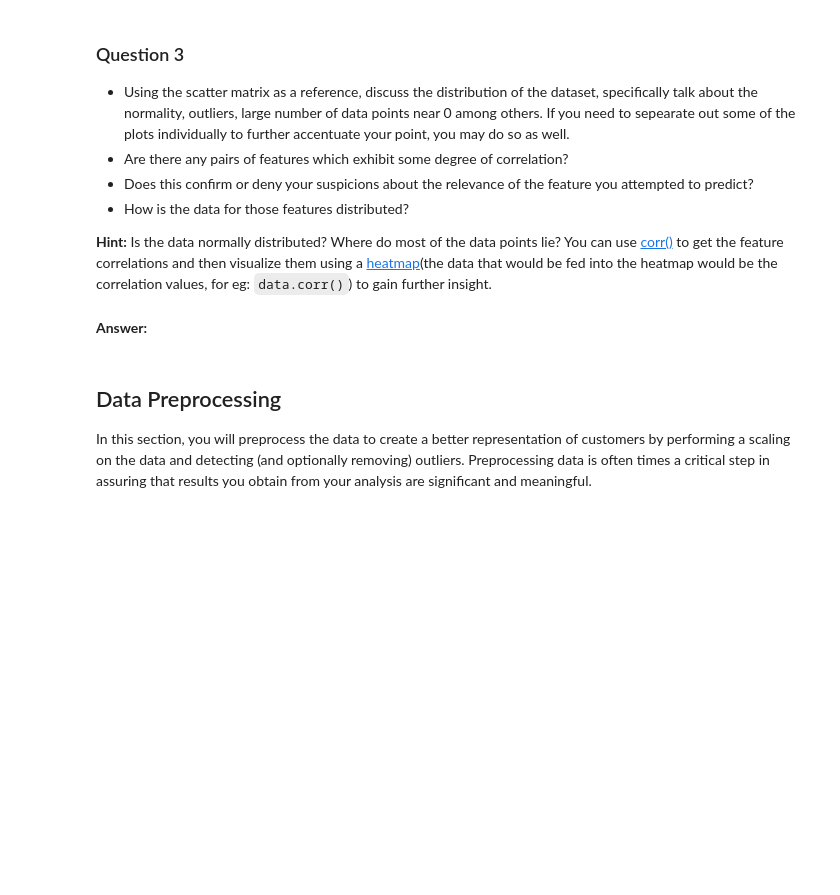
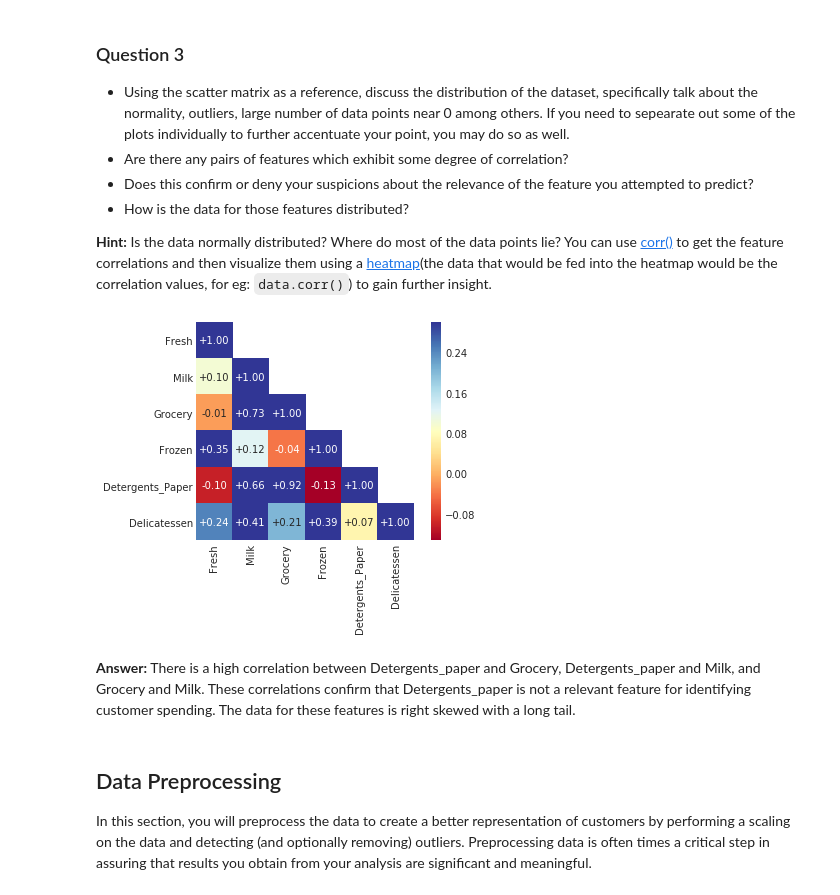
Before and after one commit to cbrands/customer_segments, a Jupyter notebook: customer_segments.ipynb, the cells around one changed output. Cells and saved outputs as stored; diff of their text form; code cells hidden in the pictures; blank space fills up the shorter version.

```diff
--- a/customer_segments.ipynb
+++ b/customer_segments.ipynb
@@ -156,8 +164,19 @@ pd.scatter_matrix(data, alpha = 0.3, figsize = (14,8), diagonal = 'kde');
 * How is the data for those features distributed?
 
 **Hint:** Is the data normally distributed? Where do most of the data points lie? You can use [corr()](https://pandas.pydata.org/pandas-docs/stable/generated/pandas.DataFrame.corr.html) to get the feature correlations and then visualize them using a [heatmap](http://seaborn.pydata.org/generated/seaborn.heatmap.html)(the data that would be fed into the heatmap would be the correlation values, for eg: `data.corr()`) to gain further insight.
-# %% [markdown]
-**Answer:**
+# %%
+import seaborn as sns
+
+corr = data.corr()
+mask = np.zeros_like(corr)
+mask[np.triu_indices_from(mask, 1)] = True
+with sns.axes_style("white"):
+    ax = sns.heatmap(corr, mask=mask, vmax=.3, square=True, annot=True, cmap="RdYlBu", fmt='+.2f')
+# %% [output]
+[figure, added]
+# %% [markdown]
+**Answer:**
+There is a high correlation between Detergents_paper and Grocery, Detergents_paper and Milk, and Grocery and Milk. These correlations confirm that Detergents_paper is not a relevant feature for identifying customer spending. The data for these features is right skewed with a long tail.
 # %% [markdown]
 ## Data Preprocessing
 In this section, you will preprocess the data to create a better representation of customers by performing a scaling on the data and detecting (and optionally removing) outliers. Preprocessing data is often times a critical step in assuring that results you obtain from your analysis are significant and meaningful.
```
Also changed, not shown: parts of 5 cells of this notebook.
